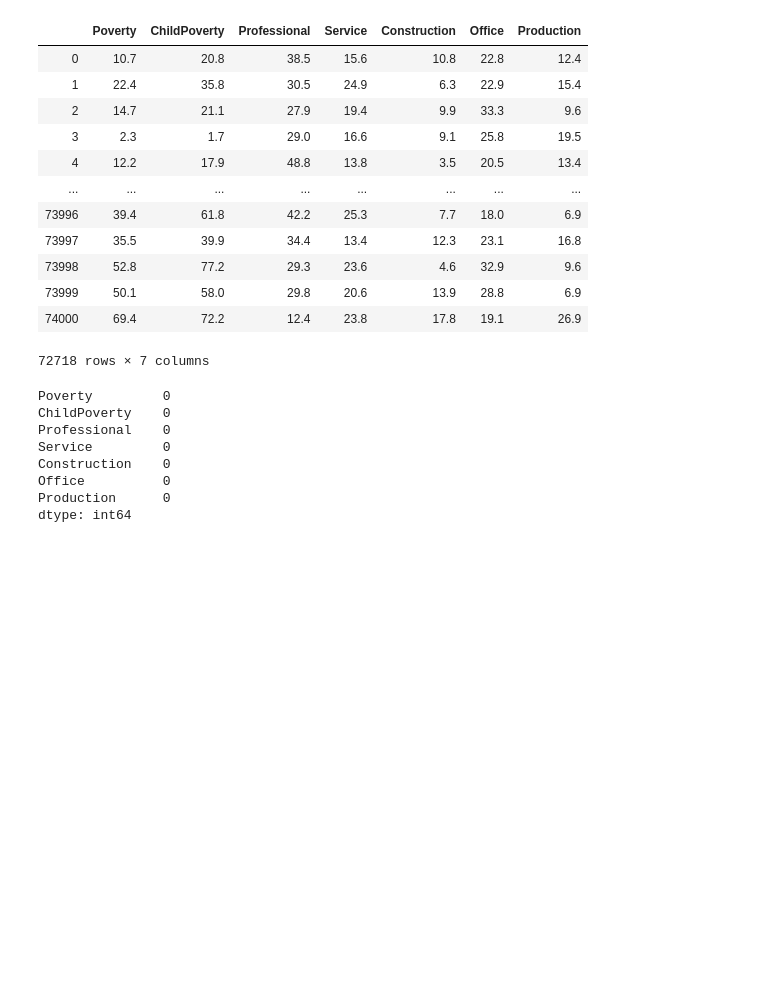
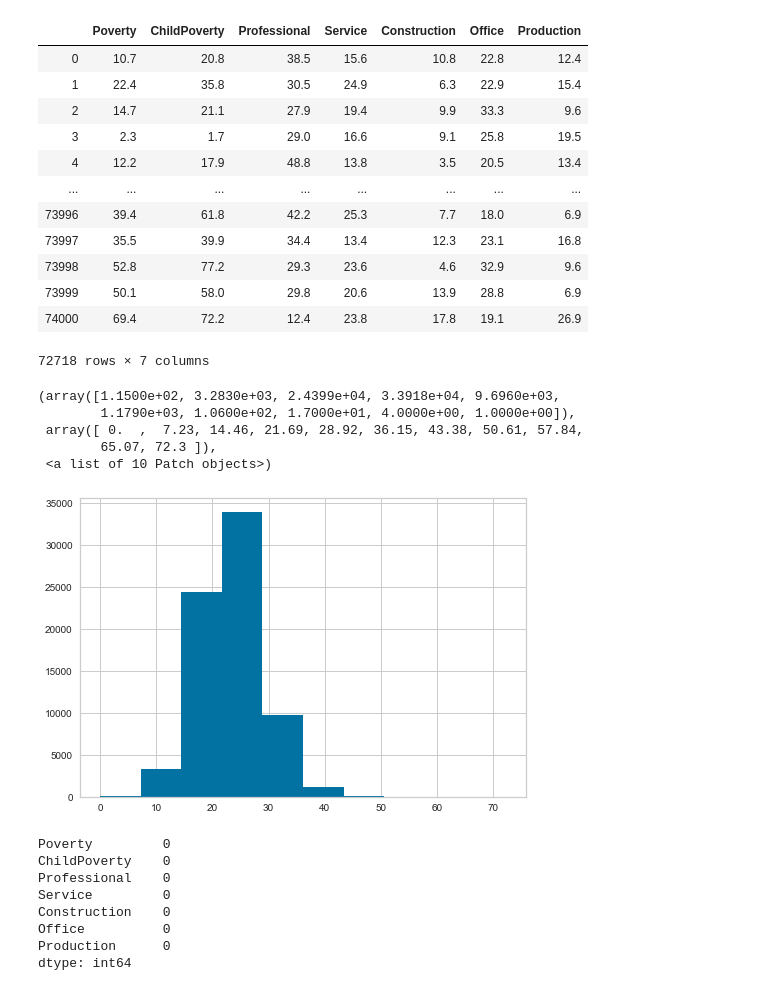
Before and after one commit to ChuckPryor/IncomePerCapita-Regression-Project, a Jupyter notebook: IncomePerCap.ipynb, the cells around one changed output. Saved outputs shown, nothing was run; the diff lists cells and outputs as text; code cells hidden in the pictures; blank space fills up the shorter version.

```diff
--- a/IncomePerCap.ipynb
+++ b/IncomePerCap.ipynb
@@ -158,3 +184,12 @@ df1
+# %%
+plt.hist(df1['Office'])
+# %% [output]
+(array([1.1500e+02, 3.2830e+03, 2.4399e+04, 3.3918e+04, 9.6960e+03,
+        1.1790e+03, 1.0600e+02, 1.7000e+01, 4.0000e+00, 1.0000e+00]),
+ array([ 0.  ,  7.23, 14.46, 21.69, 28.92, 36.15, 43.38, 50.61, 57.84,
+        65.07, 72.3 ]),
+ <a list of 10 Patch objects>)
+[figure, added]
 # %%
 df1.isnull().sum()
 # %% [output]
```
Also changed, not shown: parts of 26 cells of this notebook.
